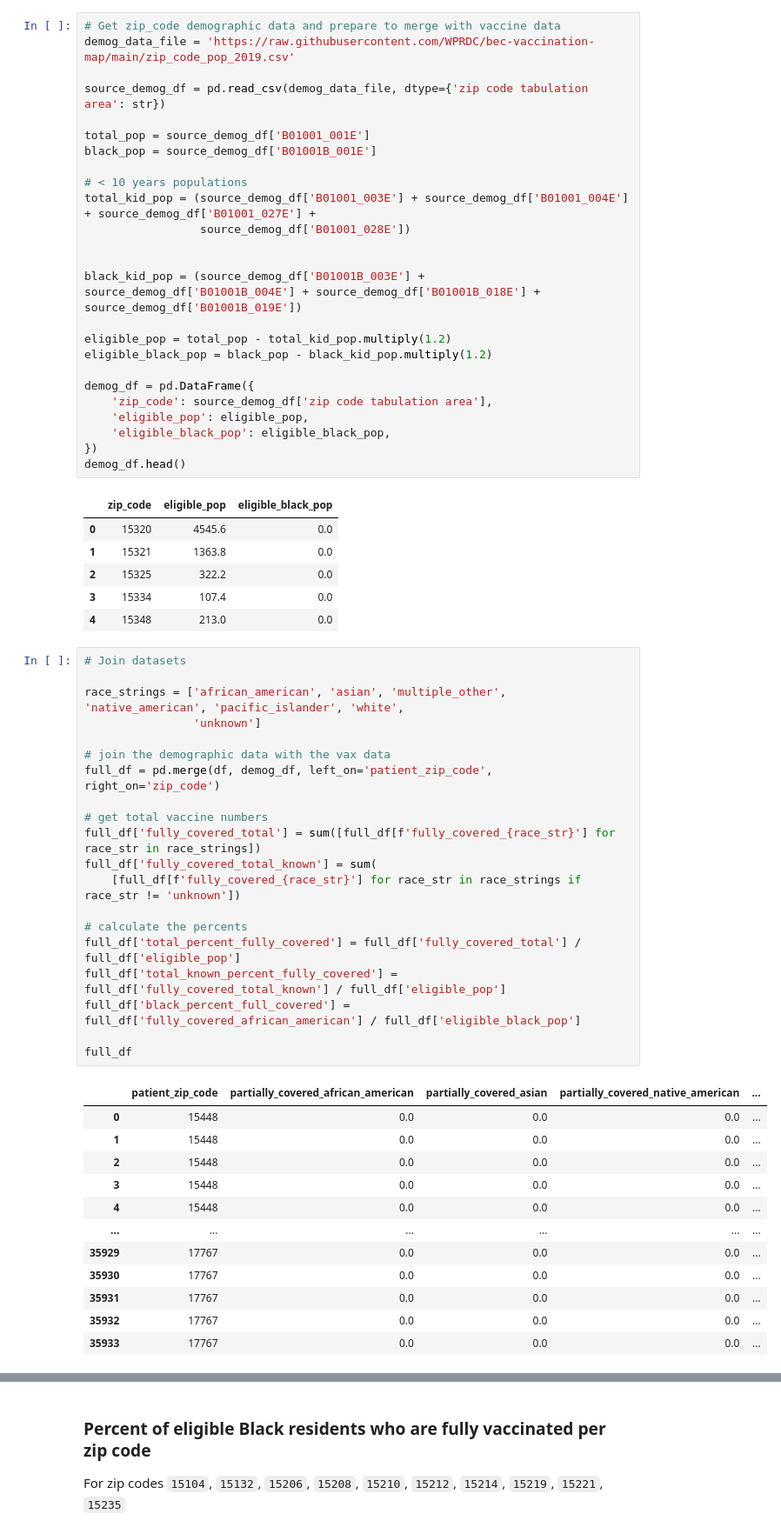
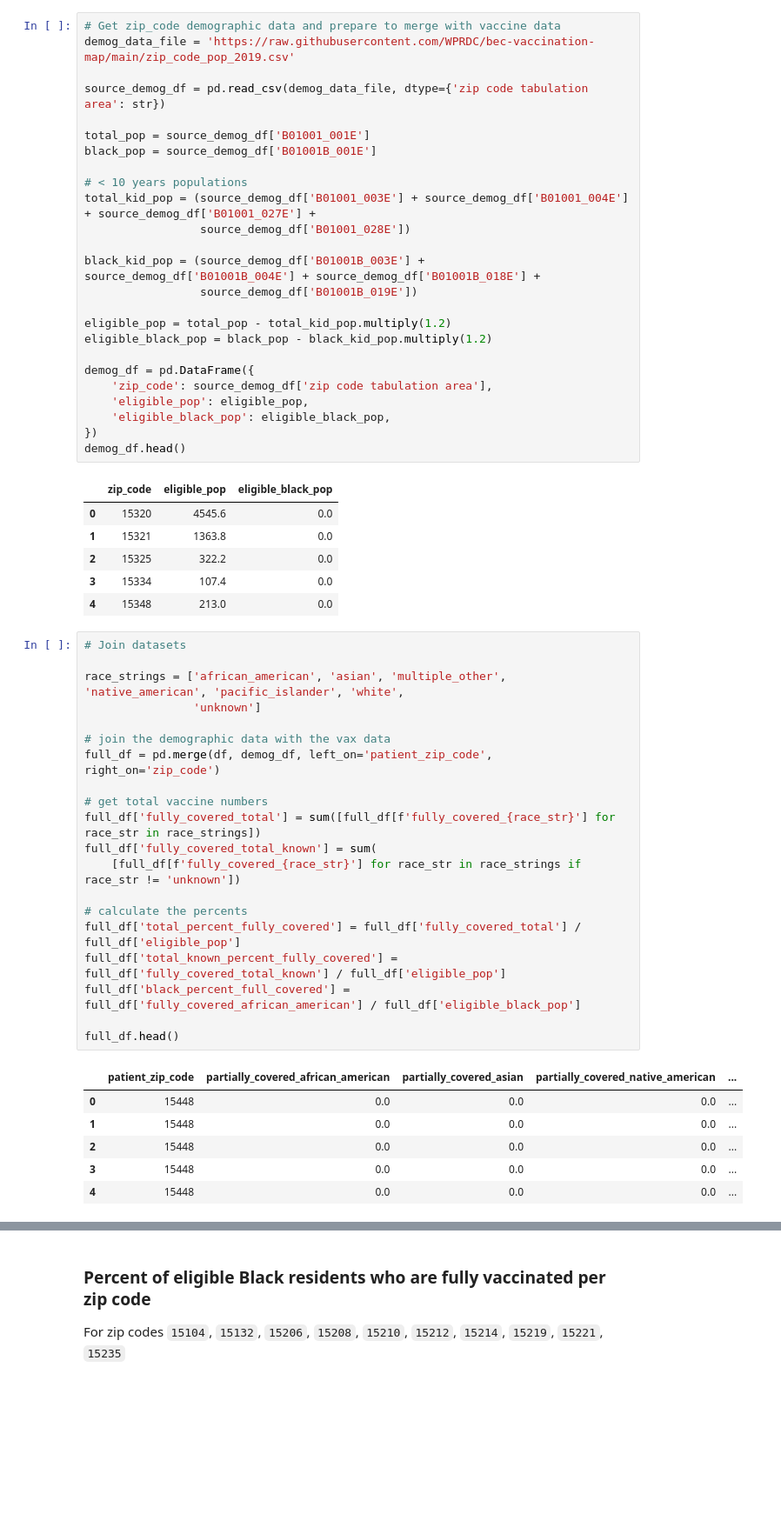
Before and after one commit to WPRDC/bec-vaccination-map, a Jupyter notebook: notebooks/vaccination-rates.ipynb, the cells around one changed output, grey strips where cells are left out. Shown at 87% size. Cells and saved outputs as stored; diff of their text form; blank space fills up the shorter version.

```diff
--- a/notebooks/vaccination-rates.ipynb
+++ b/notebooks/vaccination-rates.ipynb
@@ -50,8 +50,8 @@ black_pop = source_demog_df['B01001B_001E']
 total_kid_pop = (source_demog_df['B01001_003E'] + source_demog_df['B01001_004E'] + source_demog_df['B01001_027E'] +
                  source_demog_df['B01001_028E'])
 
-
-black_kid_pop = (source_demog_df['B01001B_003E'] + source_demog_df['B01001B_004E'] + source_demog_df['B01001B_018E'] + source_demog_df['B01001B_019E'])
+black_kid_pop = (source_demog_df['B01001B_003E'] + source_demog_df['B01001B_004E'] + source_demog_df['B01001B_018E'] +
+                 source_demog_df['B01001B_019E'])
 
 eligible_pop = total_pop - total_kid_pop.multiply(1.2)
 eligible_black_pop = black_pop - black_kid_pop.multiply(1.2)
@@ -72,33 +72,27 @@ demog_df.head()
 # %%
 # Join datasets
 
 race_strings = ['african_american', 'asian', 'multiple_other', 'native_american', 'pacific_islander', 'white',
                 'unknown']
 
 # join the demographic data with the vax data
 full_df = pd.merge(df, demog_df, left_on='patient_zip_code', right_on='zip_code')
 
 # get total vaccine numbers
 full_df['fully_covered_total'] = sum([full_df[f'fully_covered_{race_str}'] for race_str in race_strings])
 full_df['fully_covered_total_known'] = sum(
     [full_df[f'fully_covered_{race_str}'] for race_str in race_strings if race_str != 'unknown'])
 
 # calculate the percents
 full_df['total_percent_fully_covered'] = full_df['fully_covered_total'] / full_df['eligible_pop']
 full_df['total_known_percent_fully_covered'] = full_df['fully_covered_total_known'] / full_df['eligible_pop']
 full_df['black_percent_full_covered'] = full_df['fully_covered_african_american'] / full_df['eligible_black_pop']
 
-full_df
+full_df.head()
 # %% [output]
 |  | patient_zip_code | partially_covered_african_american | partially_covered_asian | partially_covered_native_american | ... |
 | 0 | 15448 | 0.0 | 0.0 | 0.0 | ... |
 | 1 | 15448 | 0.0 | 0.0 | 0.0 | ... |
 | 2 | 15448 | 0.0 | 0.0 | 0.0 | ... |
 | 3 | 15448 | 0.0 | 0.0 | 0.0 | ... |
 | 4 | 15448 | 0.0 | 0.0 | 0.0 | ... |
-| ... | ... | ... | ... | ... | ... |
-| 35929 | 17767 | 0.0 | 0.0 | 0.0 | ... |
-| 35930 | 17767 | 0.0 | 0.0 | 0.0 | ... |
-| 35931 | 17767 | 0.0 | 0.0 | 0.0 | ... |
-| 35932 | 17767 | 0.0 | 0.0 | 0.0 | ... |
-| 35933 | 17767 | 0.0 | 0.0 | 0.0 | ... |
```
Also changed, not shown: parts of 6 cells of this notebook, 1 other file.
